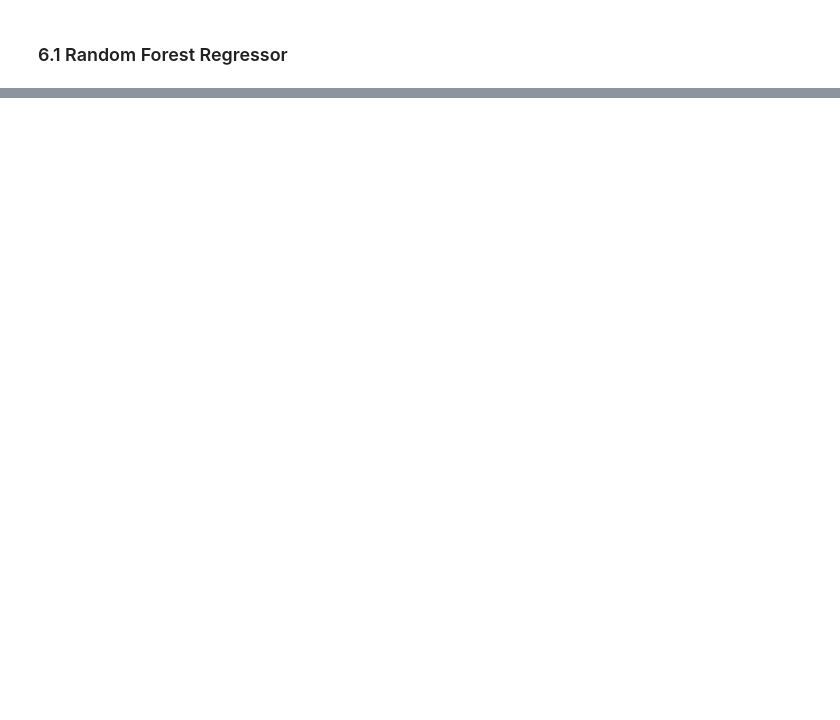
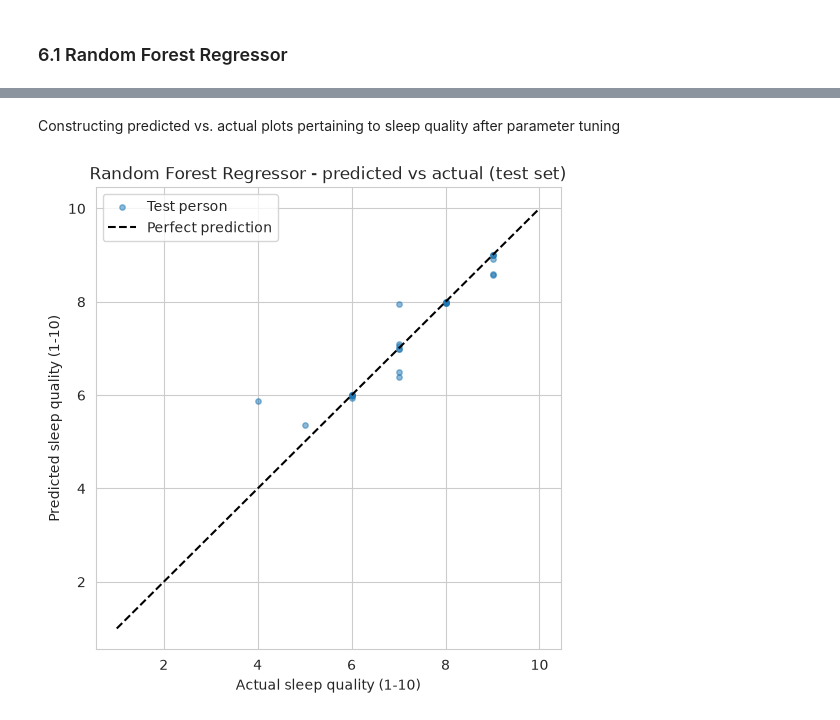
Before and after one commit to HamsMSaidam/QUALIFY, a Jupyter notebook: notebooks/QUALIFY_final.ipynb, the cells around one changed output, grey strips where cells are left out. Saved outputs shown, nothing was run; the diff lists cells and outputs as text; code cells hidden in the pictures; blank space fills up the shorter version.

```diff
--- a/notebooks/QUALIFY_final.ipynb
+++ b/notebooks/QUALIFY_final.ipynb
@@ -1005,0 +1360,24 @@ Best Logistic Regression parameters: {'model__C': 10, 'model__class_weight': Non
+# %%
+# Testing optimal parameters on new test set to evaluate model performance
+best_rf = rf_engineered.fit(X_train_engineered, y_reg_train)
+y_pred = best_rf.predict(X_test_engineered)
+
+# Evaluate the tuned Random Forest Regressor using three metrics
+# Each one grades the predictions differently, so together they give a fuller picture.
+
+# Train R2: how well the model fits the people it learned from (the "practice" score).
+# Compare it with Test R2 below: a large gap would mean overfitting (memorising).
+print("Train R2:", round(best_rf.score(X_train_engineered, y_reg_train), 3))
+
+# Test R2: how much better the model is than guessing the average score for everyone,
+# measured on unseen people. 0 = no better than guessing, 1 = perfect predictions.
+print("Test R2:", round(r2_score(y_reg_test, y_pred), 3))
+
+# Test MAE (Mean Absolute Error): on average, how many points (out of 10)
+# the predictions are away from the real sleep-quality scores.
+print("Test MAE:", round(mean_absolute_error(y_reg_test, y_pred), 3))
+
+# Test RMSE (Root Mean Squared Error): like MAE, but squares each error first,
+# so big misses count more. "** 0.5" takes the square root to return to score points.
+# If RMSE is much larger than MAE, the model makes some large mistakes.
+print("Test RMSE:", round(mean_squared_error(y_reg_test, y_pred) ** 0.5, 3))
@@ -1005,0 +1395,16 @@ Best Logistic Regression parameters: {'model__C': 10, 'model__class_weight': Non
+# %% [markdown]
+Constructing predicted vs. actual plots pertaining to sleep quality after parameter tuning
+# %%
+# Compare each test person's real sleep score with the model's prediction.
+# Points on the dashed line are perfect predictions; distance from the line = error.
+plt.figure(figsize=(6, 6))
+plt.scatter(y_reg_test, y_pred, s=15, alpha=0.5, label="Test person")
+plt.plot([1, 10],[1, 10], "k--", label="Perfect prediction") # k-- = keyword for black dashed line
+plt.title("Random Forest Regressor - predicted vs actual (test set)")
+plt.xlabel("Actual sleep quality (1-10)")
+plt.ylabel("Predicted sleep quality (1-10)")
+plt.legend()
+plt.savefig(f"{FIG}/rf_02_regressor_pred_vs_actual.png")
+plt.show()
+# %% [output]
+[figure, added]
```
Also changed, not shown: parts of 102 cells of this notebook, 15 other files.
